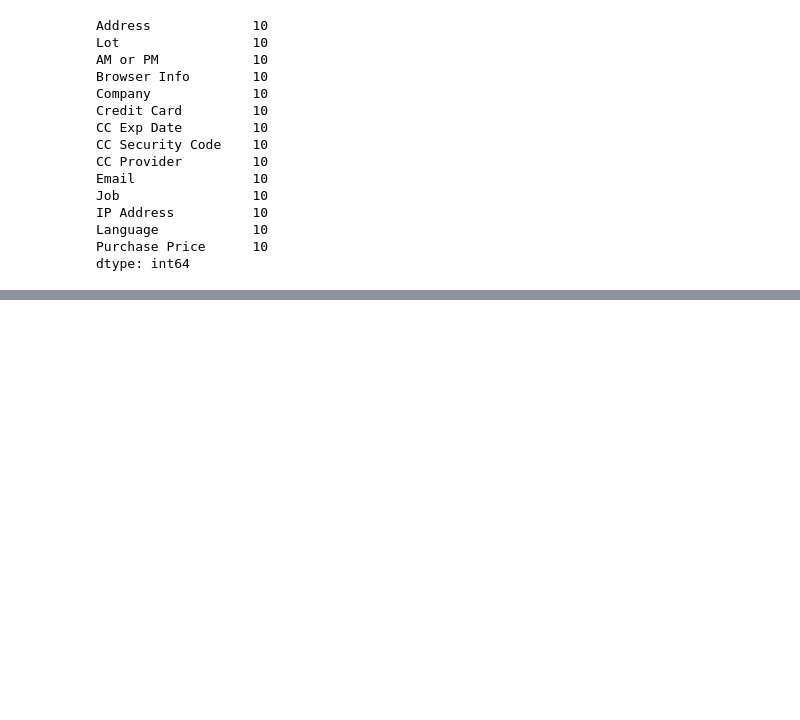
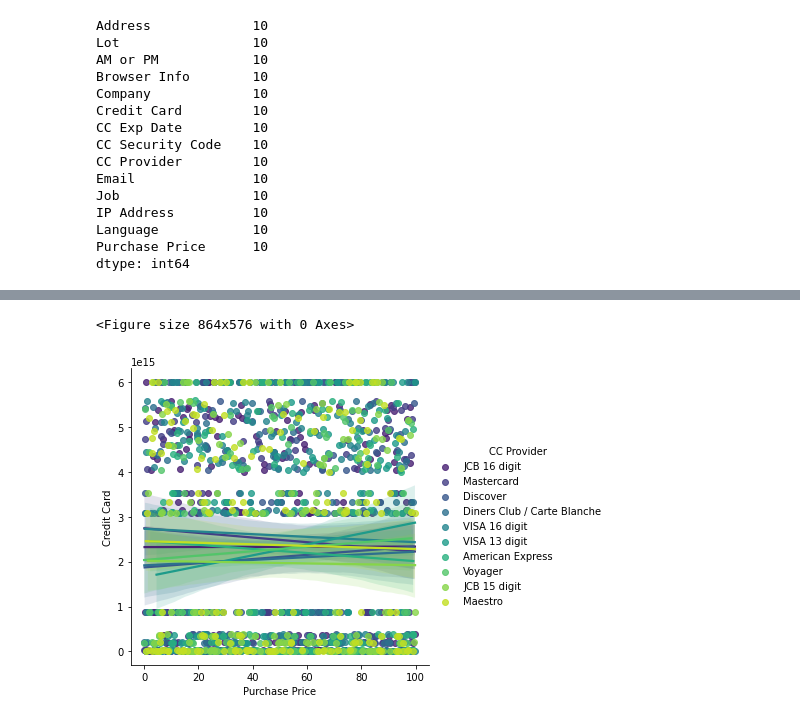
Before and after one commit to roblivesinottawa/ecommerce_analysis, a Jupyter notebook: ecommerce_analysis.ipynb, the cells around one changed output, grey strips where cells are left out. Saved outputs shown, nothing was run; the diff lists cells and outputs as text; code cells hidden in the pictures; blank space fills up the shorter version.

```diff
--- a/ecommerce_analysis.ipynb
+++ b/ecommerce_analysis.ipynb
@@ -251,0 +260,7 @@ sns.countplot(x='CC Provider', data=df, palette='Set2')
+# %%
+plt.figure(figsize=(12,8))
+sns.lmplot(x='Purchase Price', y='Credit Card', data=df, hue='CC Provider', palette='viridis')
+plt.show()
+# %% [output]
+<Figure size 864x576 with 0 Axes>
+[figure, added]
```
Also changed, not shown: parts of 4 cells of this notebook.
